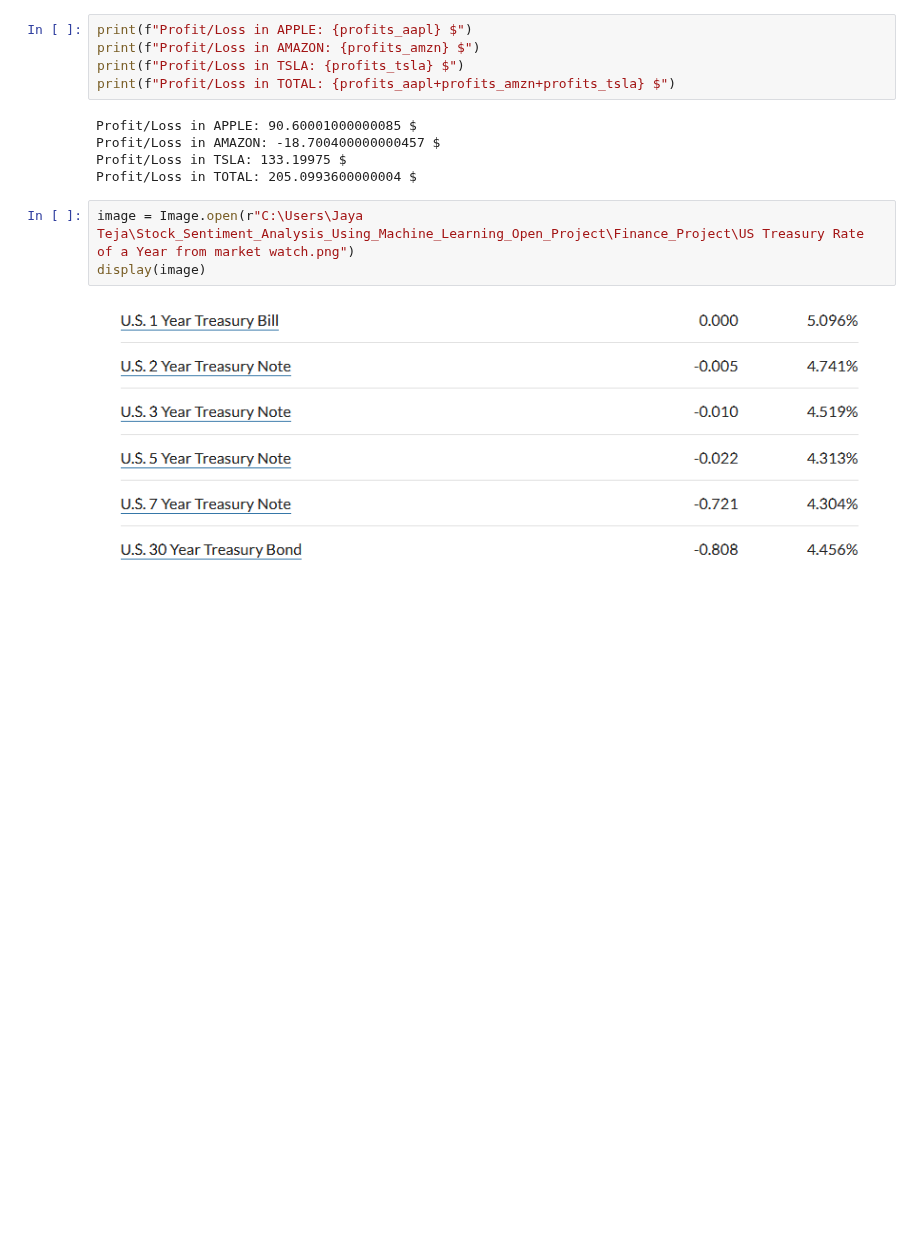
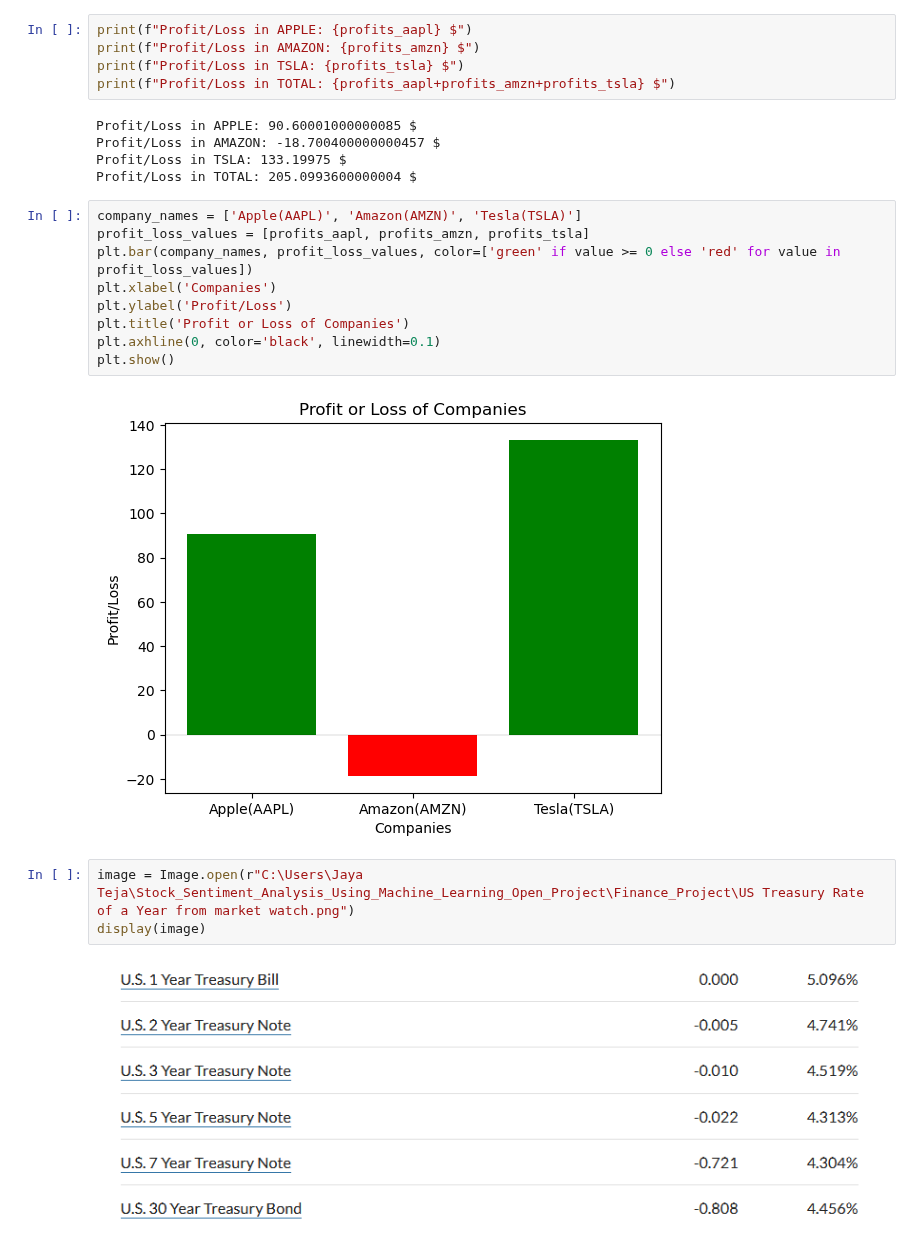
Before and after one commit to 37nomad/Stock-Sentiment-Analysis-Using-Machine-Learning, a Jupyter notebook: Finance_Project/Sentiment-Analysis - Copy.ipynb, the cells around one changed output. Saved outputs shown, nothing was run; the diff lists cells and outputs as text; blank space fills up the shorter version.

Commit message:
some-graphs-strat1

```diff
--- a/Finance_Project/Project2 - Copy.ipynb
+++ b/Finance_Project/Sentiment-Analysis - Copy.ipynb
@@ -1020,6 +1020,17 @@ Profit/Loss in APPLE: 90.60001000000085 $
 Profit/Loss in AMAZON: -18.700400000000457 $
 Profit/Loss in TSLA: 133.19975 $
 Profit/Loss in TOTAL: 205.0993600000004 $
+# %%
+company_names = ['Apple(AAPL)', 'Amazon(AMZN)', 'Tesla(TSLA)']
+profit_loss_values = [profits_aapl, profits_amzn, profits_tsla]
+plt.bar(company_names, profit_loss_values, color=['green' if value >= 0 else 'red' for value in profit_loss_values])
+plt.xlabel('Companies')
+plt.ylabel('Profit/Loss')
+plt.title('Profit or Loss of Companies')
+plt.axhline(0, color='black', linewidth=0.1)
+plt.show()
+# %% [output]
+[figure, added]
 # %%
 image = Image.open(r"C:\Users\Jaya Teja\Stock_Sentiment_Analysis_Using_Machine_Learning_Open_Project\Finance_Project\US Treasury Rate of a Year from market watch.png")
 display(image)
```
Also changed, not shown: parts of 7 cells of this notebook, 1 other file.
